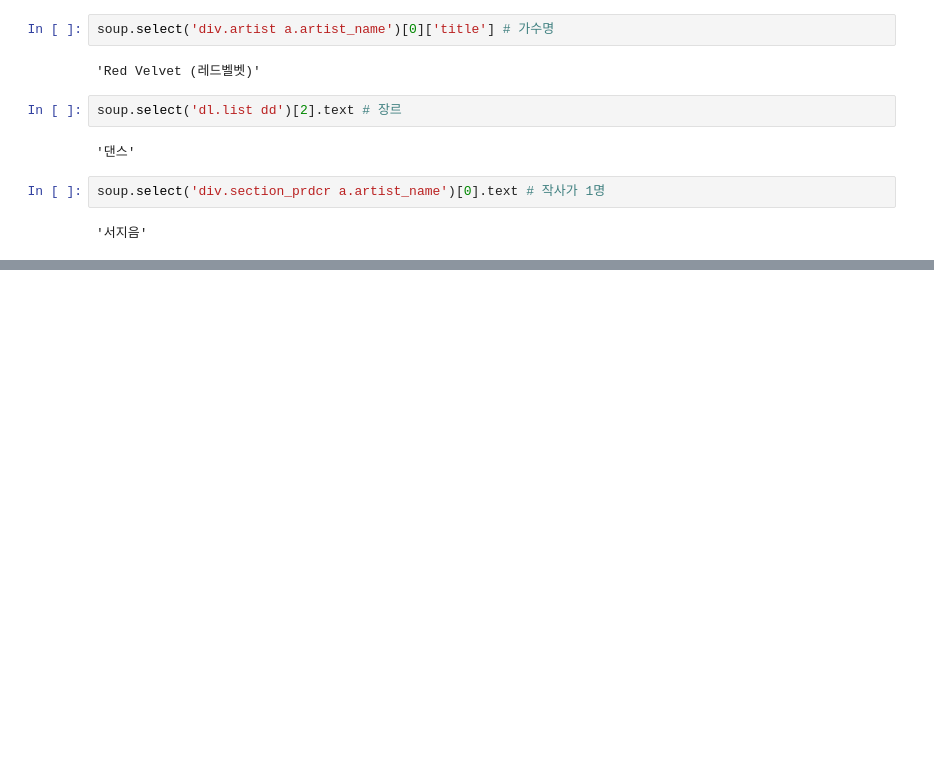
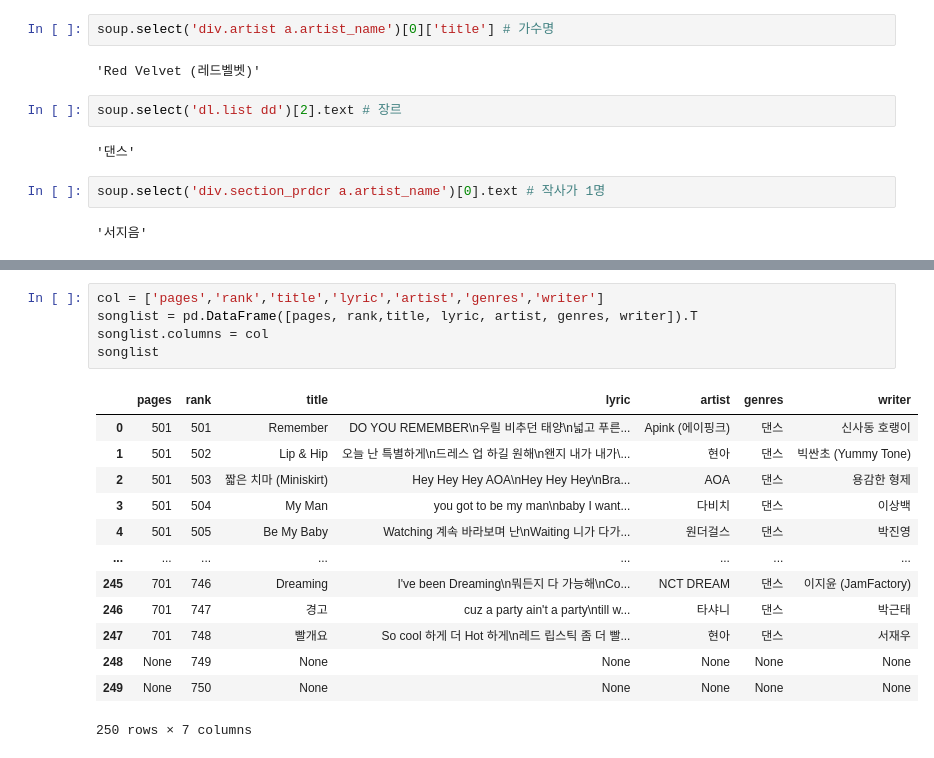
Before and after one commit to Hongbi-Kim/Writing_lyrics, a Jupyter notebook: melon_크롤링.ipynb, the cells around one changed output, grey strips where cells are left out. Cells and saved outputs as stored; diff of their text form; blank space fills up the shorter version.

```diff
--- a/melon_크롤링.ipynb
+++ b/melon_크롤링.ipynb
@@ -101,0 +140,19 @@ for song in songid:
+# %%
+col = ['pages','rank','title','lyric','artist','genres','writer']
+songlist = pd.DataFrame([pages, rank,title, lyric, artist, genres, writer]).T
+songlist.columns = col
+songlist
+# %% [output]
+|  | pages | rank | title | lyric | artist | genres | writer |
+| 0 | 501 | 501 | Remember | DO YOU REMEMBER\n우릴 비추던 태양\n넓고 푸른... | Apink (에이핑크) | 댄스 | 신사동 호랭이 |
+| 1 | 501 | 502 | Lip & Hip | 오늘 난 특별하게\n드레스 업 하길 원해\n왠지 내가 내가\... | 현아 | 댄스 | 빅싼초 (Yummy Tone) |
+| 2 | 501 | 503 | 짧은 치마 (Miniskirt) | Hey Hey Hey AOA\nHey Hey Hey\nBra... | AOA | 댄스 | 용감한 형제 |
+| 3 | 501 | 504 | My Man | you got to be my man\nbaby I want... | 다비치 | 댄스 | 이상백 |
+| 4 | 501 | 505 | Be My Baby | Watching 계속 바라보며 난\nWaiting 니가 다가... | 원더걸스 | 댄스 | 박진영 |
+| ... | ... | ... | ... | ... | ... | ... | ... |
+| 245 | 701 | 746 | Dreaming | I've been Dreaming\n뭐든지 다 가능해\nCo... | NCT DREAM | 댄스 | 이지윤 (JamFactory) |
+| 246 | 701 | 747 | 경고 | cuz a party ain't a party\ntill w... | 타샤니 | 댄스 | 박근태 |
+| 247 | 701 | 748 | 빨개요 | So cool 하게 더 Hot 하게\n레드 립스틱 좀 더 빨... | 현아 | 댄스 | 서재우 |
+| 248 | None | 749 | None | None | None | None | None |
+| 249 | None | 750 | None | None | None | None | None |
+250 rows × 7 columns
```
Also changed, not shown: parts of 15 cells of this notebook, 3 other files.
